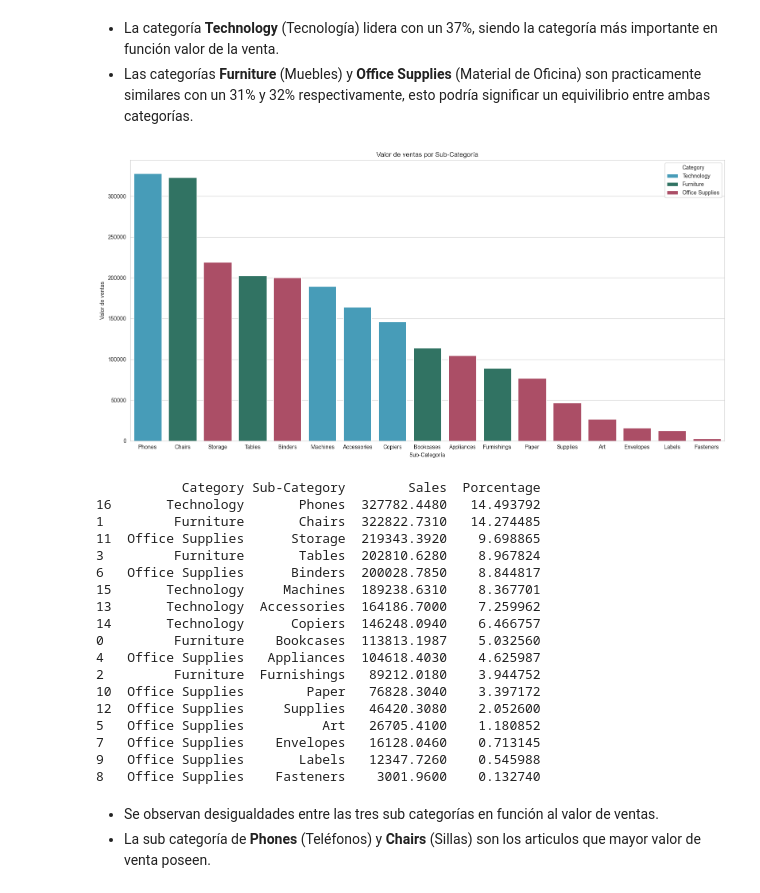
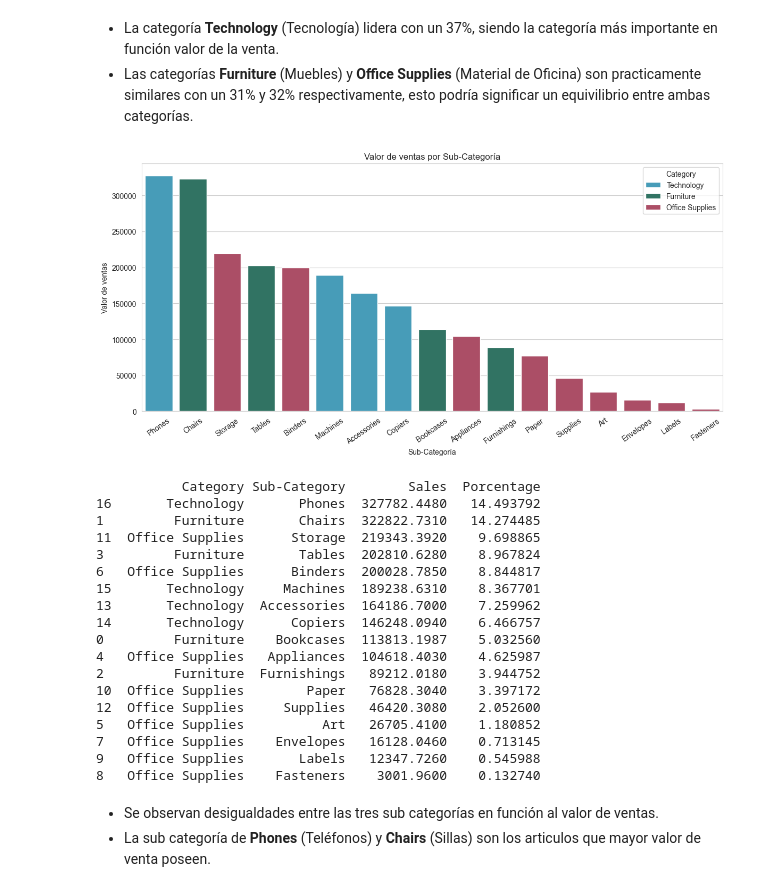
Before and after one commit to JBolaOcho/Superstore_Sales_Analysis, a Jupyter notebook: notebooks/1_EDA.ipynb, the cells around one changed output. Saved outputs shown, nothing was run; the diff lists cells and outputs as text; code cells hidden in the pictures.

```diff
--- a/notebooks/1_EDA.ipynb
+++ b/notebooks/1_EDA.ipynb
@@ -199,21 +199,22 @@ plt.show()
 # %%
 # Crearemos gráfico en funnción de la categoría y subcategoría
 
 # Creamos nuestra variable agrupada por Categoría y Sub categorpia
 sales_category_subcategory = (df.groupby(["Category", "Sub-Category"])["Sales"].sum().reset_index().sort_values("Sales", ascending=False))
 sales_category_subcategory["Porcentage"] = (sales_category_subcategory["Sales"] / sales_category_subcategory["Sales"].sum()) * 100
 
 # Creamos el gráfico de barras
-plt.figure(figsize=(16, 8))
+plt.figure(figsize=(12, 6))
 sns.barplot(data=sales_category_subcategory, x="Sub-Category", y="Sales", hue="Category", palette=category_colors)
 plt.title("Valor de ventas por Sub-Categoría")
 plt.ylabel("Valor de ventas")
 plt.xlabel("Sub-Categoría")
+plt.xticks(rotation=35)
 plt.tight_layout()
 plt.show()
 print(sales_category_subcategory)
 # %% [output]
-[figure, old version]
+[figure, new version]
            Category Sub-Category        Sales  Porcentage
 16       Technology       Phones  327782.4480   14.493792
 1         Furniture       Chairs  322822.7310   14.274485
```
Also changed, not shown: parts of 4 cells of this notebook.
